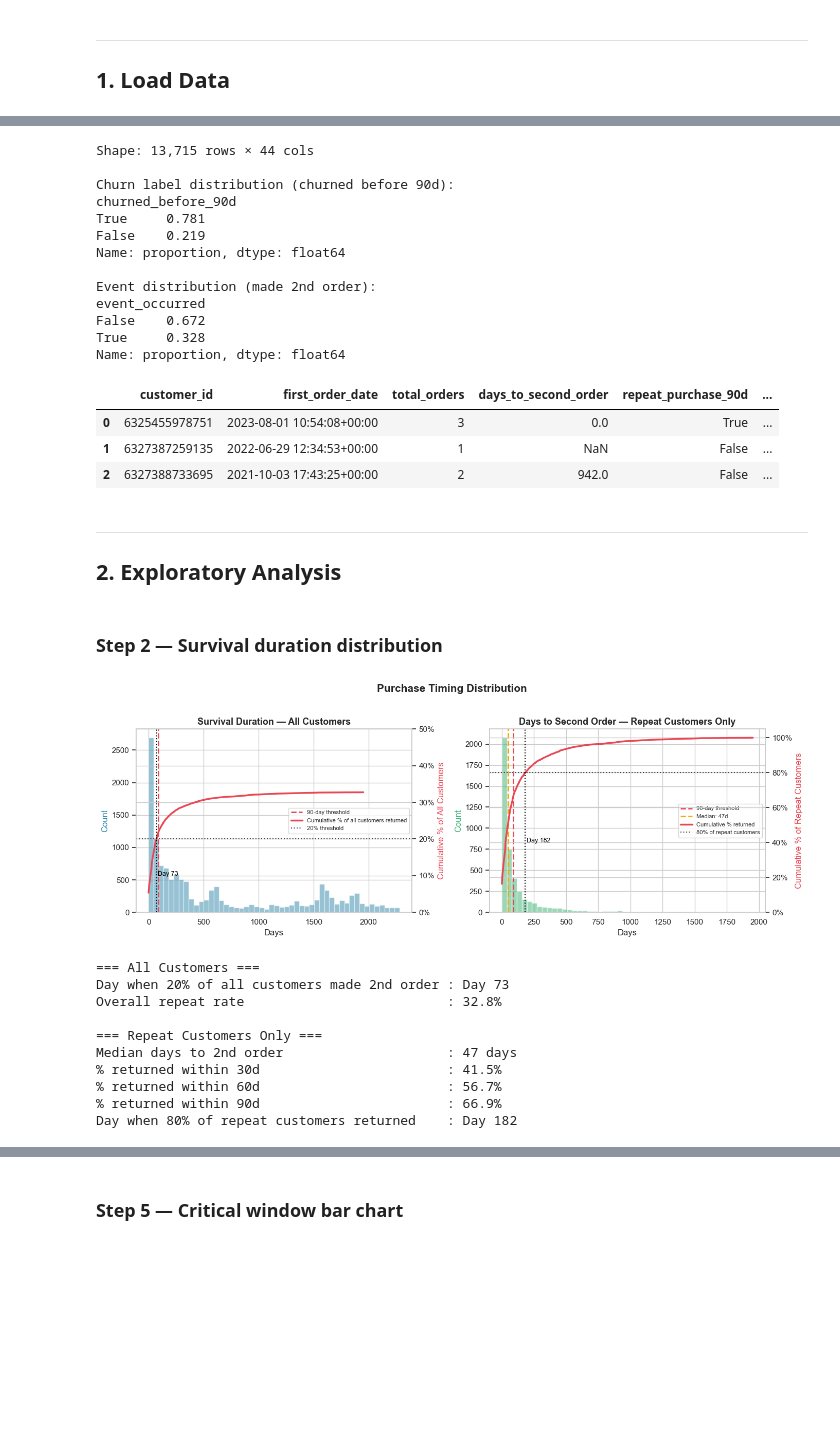
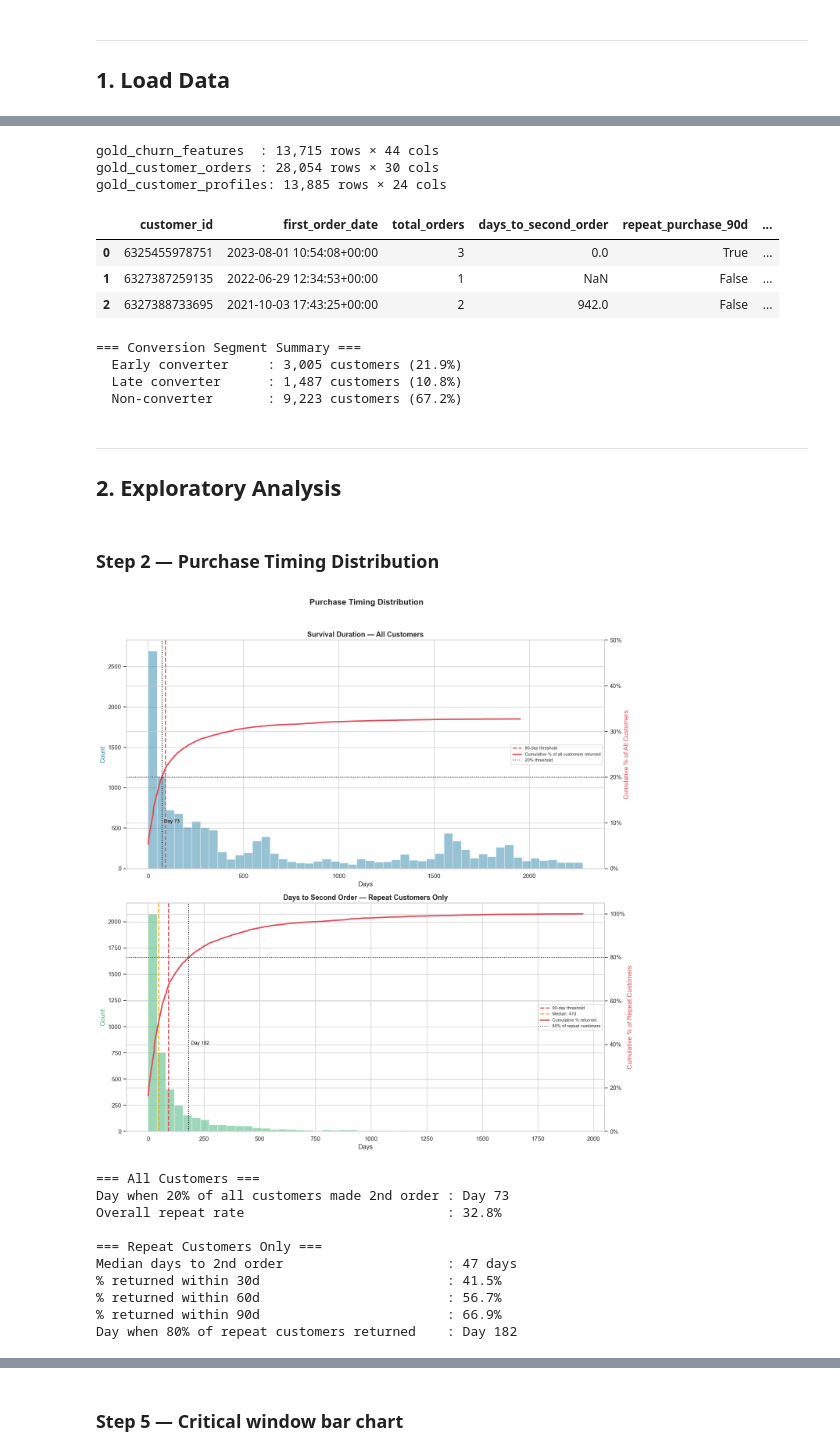
Before and after one commit to alvdoan/Applied-Data-Group-Project, a Jupyter notebook: 04_churn_analysis.ipynb, the cells around one changed output, grey strips where cells are left out. Saved outputs shown, nothing was run; the diff lists cells and outputs as text; code cells hidden in the pictures; blank space fills up the shorter version.

```diff
--- a/04_churn_analysis.ipynb
+++ b/04_churn_analysis.ipynb
@@ -51,36 +55,56 @@ COLORS = {
 # %%
+# Step 1: Load all gold tables
 df = pd.read_parquet(GOLD_DIR / 'gold_churn_features.parquet')
-print(f"Shape: {df.shape[0]:,} rows × {df.shape[1]} cols")
-print(f"\nChurn label distribution (churned before 90d):")
-print(df['churned_before_90d'].value_counts(normalize=True).round(3))
-print(f"\nEvent distribution (made 2nd order):")
-print(df['event_occurred'].value_counts(normalize=True).round(3))
+co = pd.read_parquet(GOLD_DIR / 'gold_customer_orders.parquet')
+cp = pd.read_parquet(GOLD_DIR / 'gold_customer_profiles.parquet')
+
+co['processed_at'] = pd.to_datetime(co['processed_at'], errors='coerce', utc=True)
+
+print(f"gold_churn_features  : {df.shape[0]:,} rows × {df.shape[1]} cols")
+print(f"gold_customer_orders : {co.shape[0]:,} rows × {co.shape[1]} cols")
+print(f"gold_customer_profiles: {cp.shape[0]:,} rows × {cp.shape[1]} cols")
+
 display(df.head(3))
+
+# Define three conversion segments
+df['conversion_segment'] = 'Non-converter'
+df.loc[df['days_to_second_order'] <= 90, 'conversion_segment'] = 'Early converter'
+df.loc[df['days_to_second_order'] > 90,  'conversion_segment'] = 'Late converter'
+
+seg_summary = df['conversion_segment'].value_counts().reset_index()
+seg_summary.columns = ['segment', 'n_customers']
+seg_summary['pct'] = (seg_summary['n_customers'] / len(df) * 100).round(1)
+seg_summary = seg_summary.set_index('segment').loc[
+    ['Early converter', 'Late converter', 'Non-converter']
+].reset_index()
+
+print(f"\n=== Conversion Segment Summary ===")
+for _, row in seg_summary.iterrows():
+    print(f"  {row['segment']:<20}: {row['n_customers']:,} customers ({row['pct']}%)")
+
+df_event = df[df['event_occurred']].copy()
+df_early = df[df['conversion_segment'] == 'Early converter'].copy()
+df_late  = df[df['conversion_segment'] == 'Late converter'].copy()
+df_non   = df[df['conversion_segment'] == 'Non-converter'].copy()
 # %% [output]
-Shape: 13,715 rows × 44 cols
-
-Churn label distribution (churned before 90d):
-churned_before_90d
-True     0.781
-False    0.219
-Name: proportion, dtype: float64
-
-Event distribution (made 2nd order):
-event_occurred
-False    0.672
-True     0.328
-Name: proportion, dtype: float64
+gold_churn_features  : 13,715 rows × 44 cols
+gold_customer_orders : 28,054 rows × 30 cols
+gold_customer_profiles: 13,885 rows × 24 cols
 |  | customer_id | first_order_date | total_orders | days_to_second_order | repeat_purchase_90d | ... |
 | 0 | 6325455978751 | 2023-08-01 10:54:08+00:00 | 3 | 0.0 | True | ... |
 | 1 | 6327387259135 | 2022-06-29 12:34:53+00:00 | 1 | NaN | False | ... |
 | 2 | 6327388733695 | 2021-10-03 17:43:25+00:00 | 2 | 942.0 | False | ... |
+=== Conversion Segment Summary ===
+  Early converter     : 3,005 customers (21.9%)
+  Late converter      : 1,487 customers (10.8%)
+  Non-converter       : 9,223 customers (67.2%)
 # %% [markdown]
 ---
 ## 2. Exploratory Analysis
 # %% [markdown]
-### Step 2 — Survival duration distribution
+### Step 2 — Purchase Timing Distribution
 # %%
-fig, axes = plt.subplots(1, 2, figsize=(14, 5))
+fig, axes = plt.subplots(2, 1, figsize=(14, 14))
 
 df_event = df[df['event_occurred']].copy()
 
@@ -157,34 +181,34 @@ ax2.set_ylim(0, 105)
 
 # Find day when 80% of repeat customers have returned
 day_80pct = sorted_days[cumulative_pct >= 80].iloc[0]
 ax2.axvline(day_80pct, color='black', linestyle=':', linewidth=1.5)
 ax2.text(day_80pct + 10, 40, f'Day {day_80pct:.0f}', fontsize=9, color='black')
 
 # Combined legend
 lines1, labels1 = ax1.get_legend_handles_labels()
 lines2, labels2 = ax2.get_legend_handles_labels()
 ax1.legend(lines1 + lines2, labels1 + labels2, fontsize=8, loc='center right')
 
 # Overall
 plt.suptitle('Purchase Timing Distribution', fontsize=15,
              fontweight='bold', y=1.02)
 plt.tight_layout()
 plt.show()
 
 # Print statements
 print(f"=== All Customers ===")
 if day_20pct_all:
     print(f"Day when 20% of all customers made 2nd order : Day {day_20pct_all:.0f}")
 print(f"Overall repeat rate                          : {len(df_event) / len(df):.1%}")
 
 print(f"\n=== Repeat Customers Only ===")
 print(f"Median days to 2nd order                     : {df_event['days_to_second_order'].median():.0f} days")
 print(f"% returned within 30d                        : {(df_event['days_to_second_order'] <= 30).mean():.1%}")
 print(f"% returned within 60d                        : {(df_event['days_to_second_order'] <= 60).mean():.1%}")
 print(f"% returned within 90d                        : {(df_event['days_to_second_order'] <= 90).mean():.1%}")
 print(f"Day when 80% of repeat customers returned    : Day {day_80pct:.0f}")
 # %% [output]
-[figure, old version]
+[figure, new version]
 === All Customers ===
 Day when 20% of all customers made 2nd order : Day 73
 Overall repeat rate                          : 32.8%
```
Also changed, not shown: parts of 21 cells of this notebook, 2 other files.
